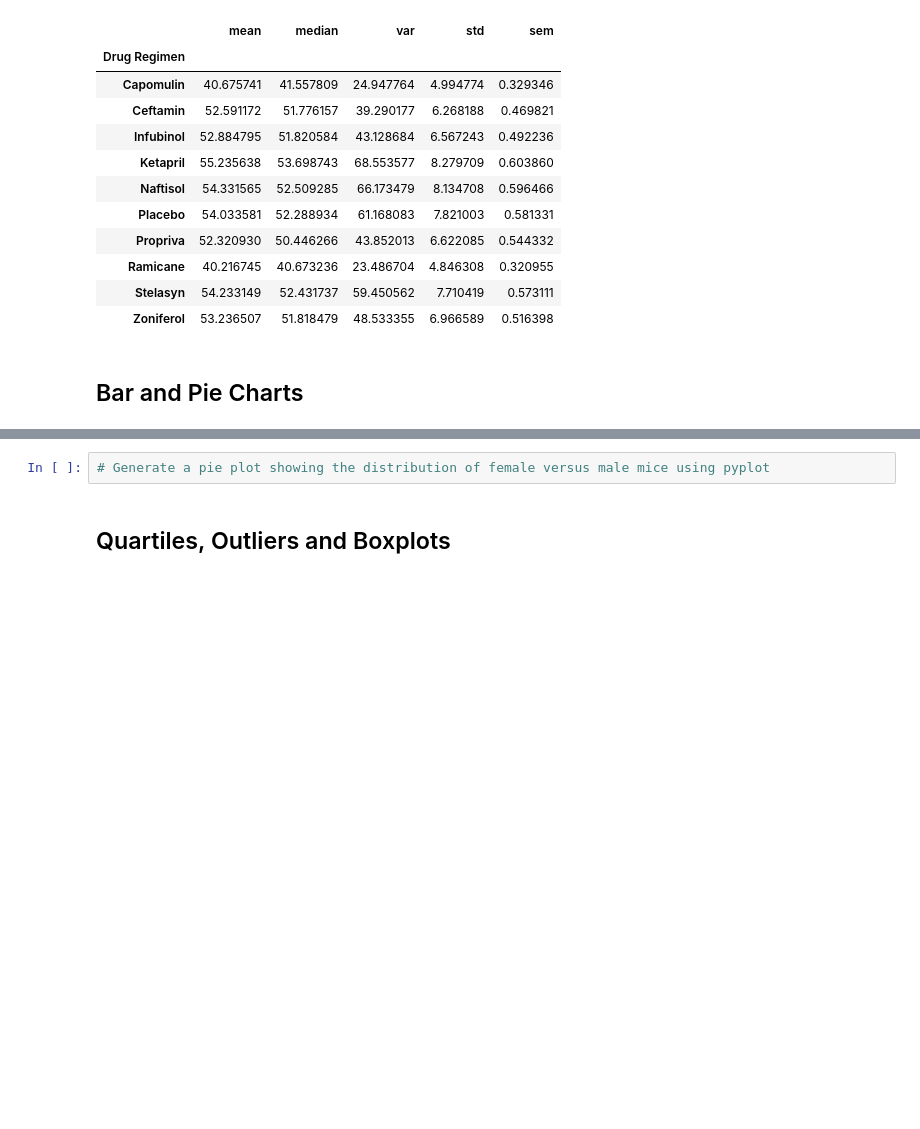
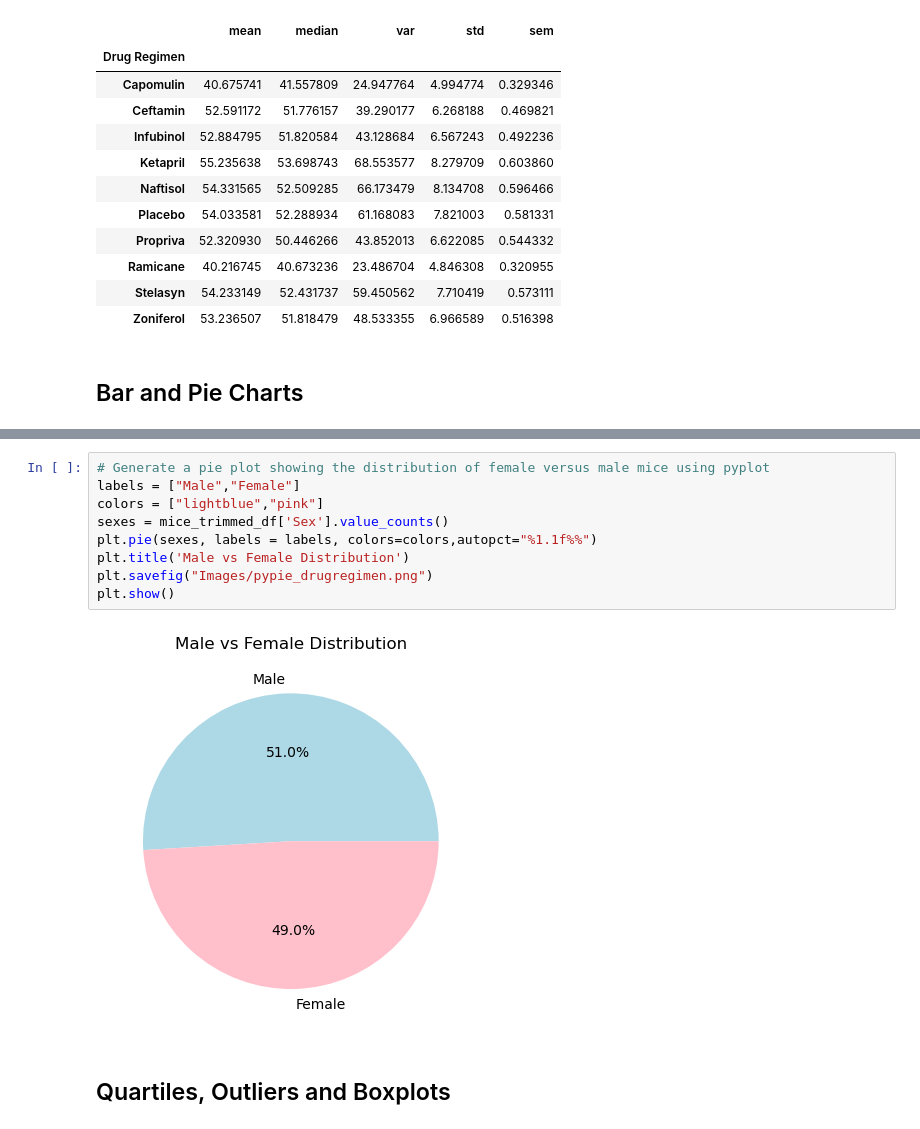
Before and after one commit to redpandata19/Matplotlib-challenge, a Jupyter notebook: Pymaceuticals/pymaceuticals_starter.ipynb, the cells around one changed output, grey strips where cells are left out. Saved outputs shown, nothing was run; the diff lists cells and outputs as text; blank space fills up the shorter version.

```diff
--- a/Pymaceuticals/pymaceuticals_starter.ipynb
+++ b/Pymaceuticals/pymaceuticals_starter.ipynb
@@ -168,5 +187,14 @@ TypeError: `Series.plot()` should not be called with positional arguments, only
 # %%
 # Generate a pie plot showing the distribution of female versus male mice using pyplot
+labels = ["Male","Female"]
+colors = ["lightblue","pink"]
+sexes = mice_trimmed_df['Sex'].value_counts()
+plt.pie(sexes, labels = labels, colors=colors,autopct="%1.1f%%")
+plt.title('Male vs Female Distribution')
+plt.savefig("Images/pypie_drugregimen.png")
+plt.show()
+# %% [output]
+[figure, added]
 # %% [markdown]
 ## Quartiles, Outliers and Boxplots
 # %%
```
Also changed, not shown: parts of 5 cells of this notebook, 4 other files.
